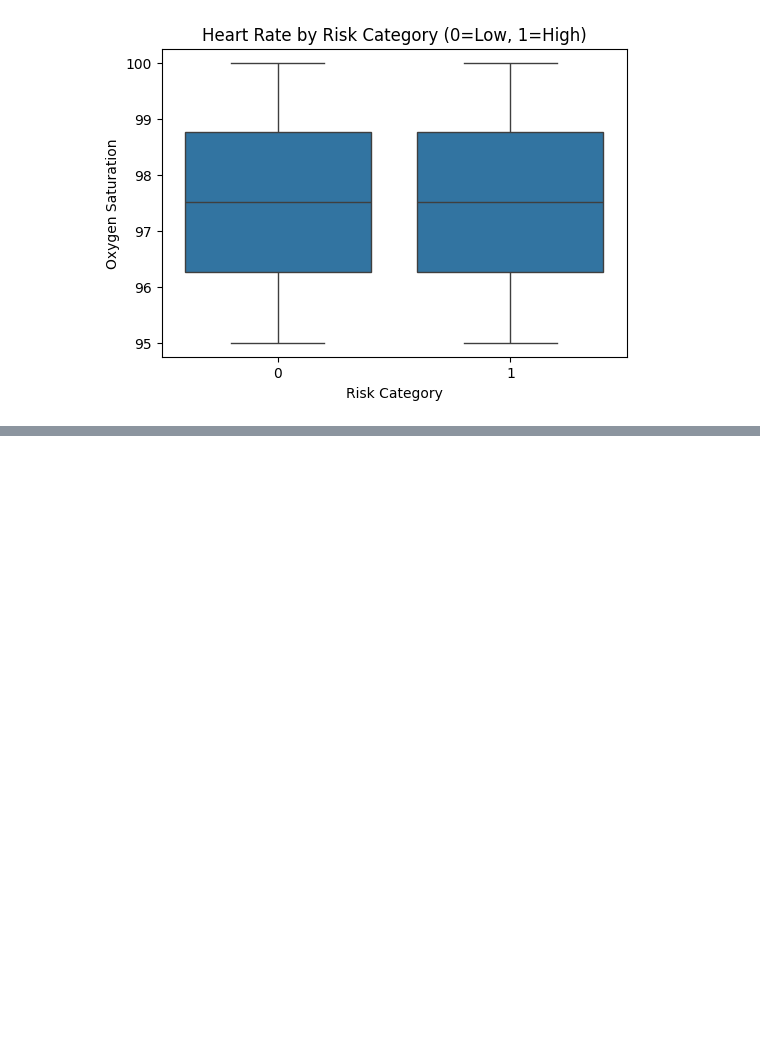
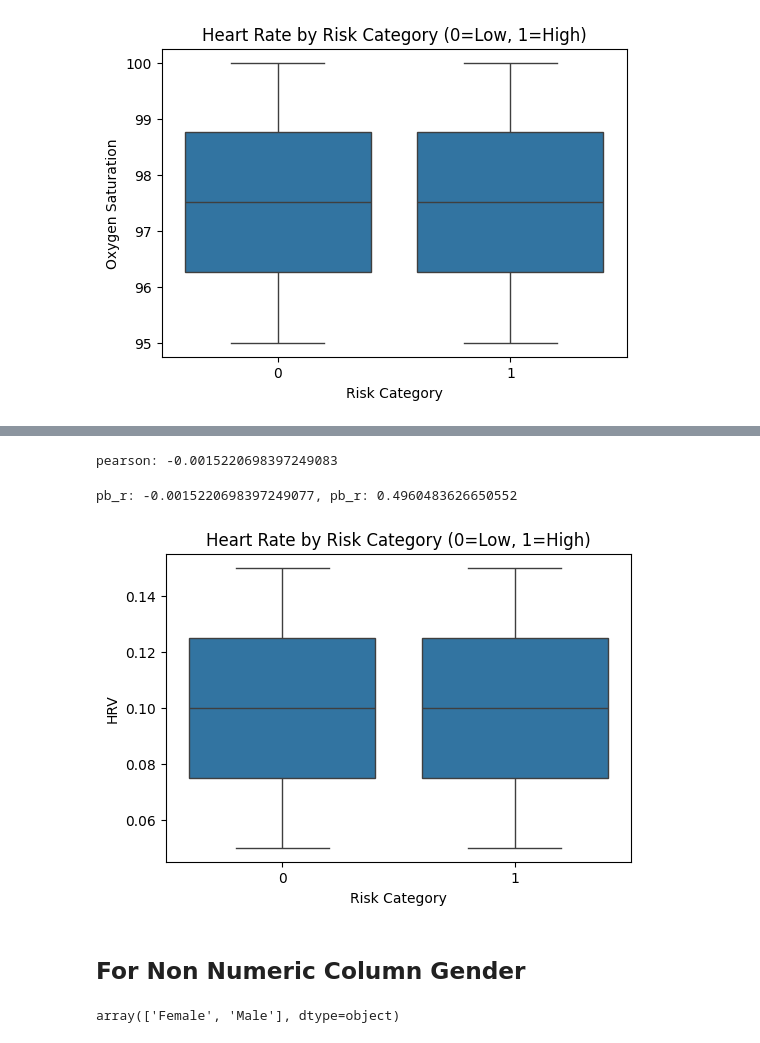
Before and after one commit to Ritushwar/safetronics, a Jupyter notebook: visualize.ipynb, the cells around one changed output, grey strips where cells are left out. Cells and saved outputs as stored; diff of their text form; code cells hidden in the pictures; blank space fills up the shorter version.

```diff
--- a/visualize.ipynb
+++ b/visualize.ipynb
@@ -289,0 +266,4 @@ plt.show()
+# %%
+df_1['HRV'] = pd.to_numeric(df_1['HRV'], errors='coerce')
+df_corr_5 = df_1[['HRV', 'Risk Category']]
+df_corr_5.head()
@@ -289,0 +278,28 @@ plt.show()
+# %%
+# pearson coefficient
+pearson_5 = df_corr_5['HRV'].corr(df_corr_5['Risk Category'])
+print(f"pearson: {pearson_5}")
+# %% [output]
+pearson: -0.0015220698397249083
+# %%
+# point biserial
+pb_p, pb_r = stats.pointbiserialr(df_corr_5['HRV'],df_corr_5['Risk Category'])
+print(f"pb_r: {pb_p}, pb_r: {pb_r}")
+# %% [output]
+pb_r: -0.0015220698397249077, pb_r: 0.4960483626650552
+# %%
+# Visualization between Heat Rate and Risk Category
+plt.figure(figsize=(6,4))
+sns.boxplot(x='Risk Category', y='HRV', data=df_corr_5)
+plt.title('Heart Rate by Risk Category (0=Low, 1=High)')
+plt.xlabel("Risk Category")
+plt.ylabel("HRV")    # Heart Rate Variability
+plt.show()
+# %% [output]
+[figure, added]
+# %% [markdown]
+## For Non Numeric Column Gender
+# %%
+df_1["Gender"].unique()
+# %% [output]
+array(['Female', 'Male'], dtype=object)
```
Also changed, not shown: parts of 10 cells of this notebook.
